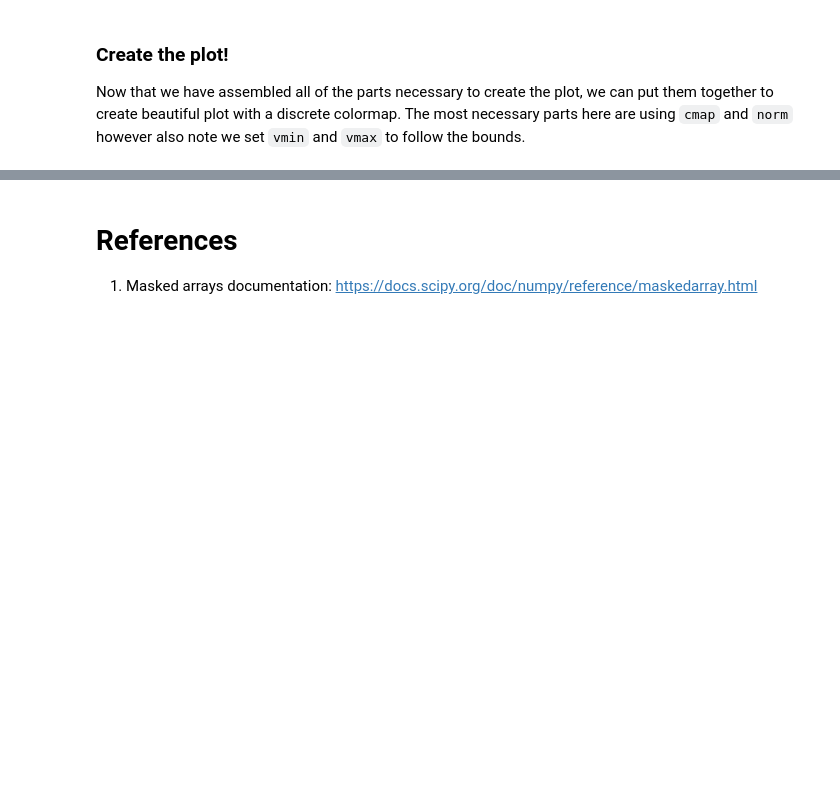
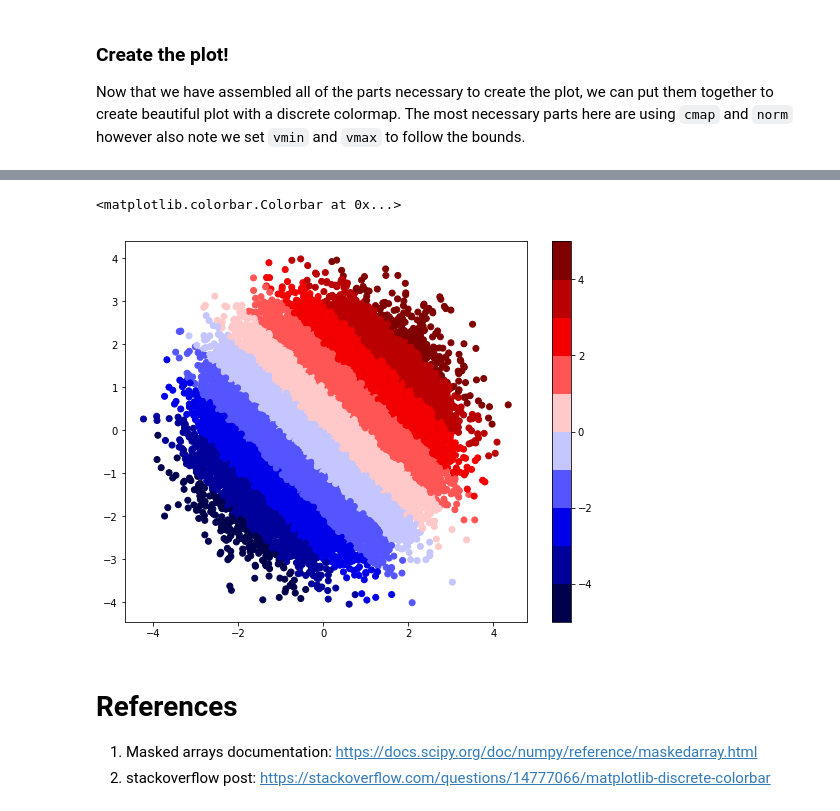
Before and after one commit to mnky9800n/data-analysis-tools, a Jupyter notebook: ipython-notebooks/discrete color bar.ipynb, the cells around one changed output, grey strips where cells are left out. Drawn from its saved outputs; the diff is of its cells as text; code cells hidden in the pictures; blank space fills up the shorter version.

```diff
--- a/ipython-notebooks/discrete color bar.ipynb
+++ b/ipython-notebooks/discrete color bar.ipynb
@@ -45,4 +48,18 @@ fig.colorbar(cbar)
+# %%
+c = (x + y)
+cmap_scatter = plt.cm.seismic
+bounds_scatter = np.arange(-5, 6, 1)
+norm_scatter = mpl.colors.BoundaryNorm(bounds_scatter, cmap.N)
+# %%
+fig, ax = plt.subplots(figsize=(9, 7))
+
+cbar = ax.scatter(x=x, y=y, c=c, cmap=cmap_scatter, norm=norm_scatter)
+fig.colorbar(cbar)
+# %% [output]
+<matplotlib.colorbar.Colorbar at 0x...>
+[figure, added]
 # %% [markdown]
 # References
 
 1. Masked arrays documentation: https://docs.scipy.org/doc/numpy/reference/maskedarray.html
+2. stackoverflow post: https://stackoverflow.com/questions/14777066/matplotlib-discrete-colorbar
```
Also changed, not shown: parts of 3 cells of this notebook, 1 other file.
